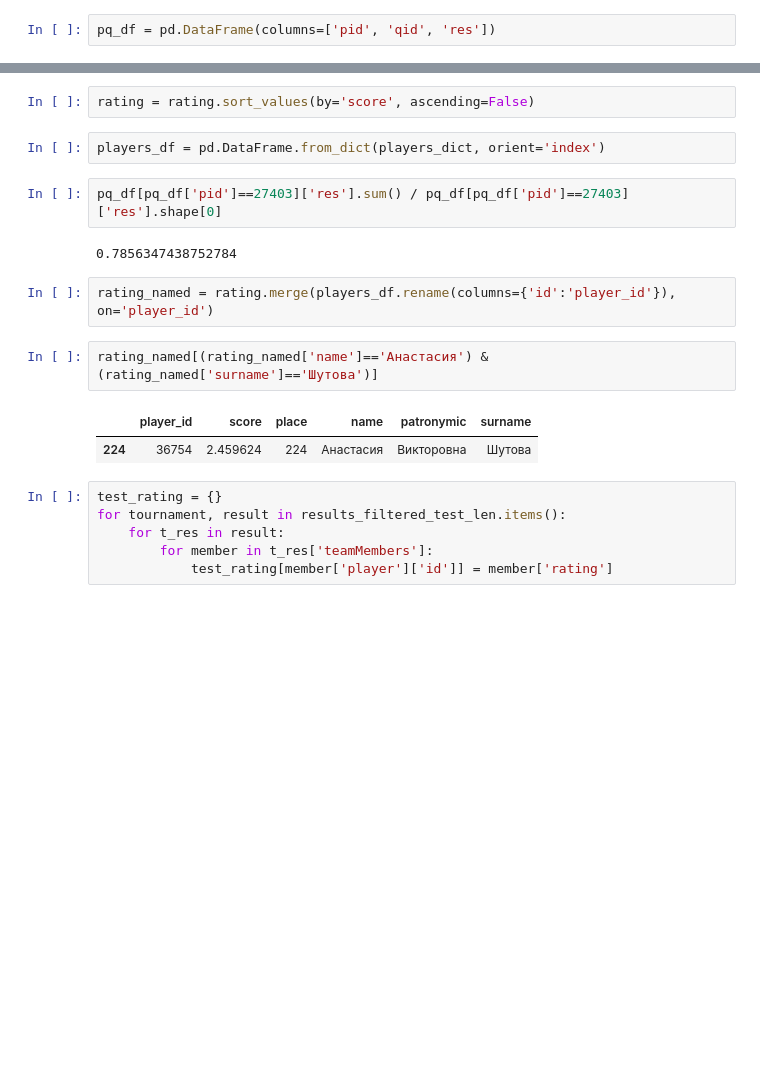
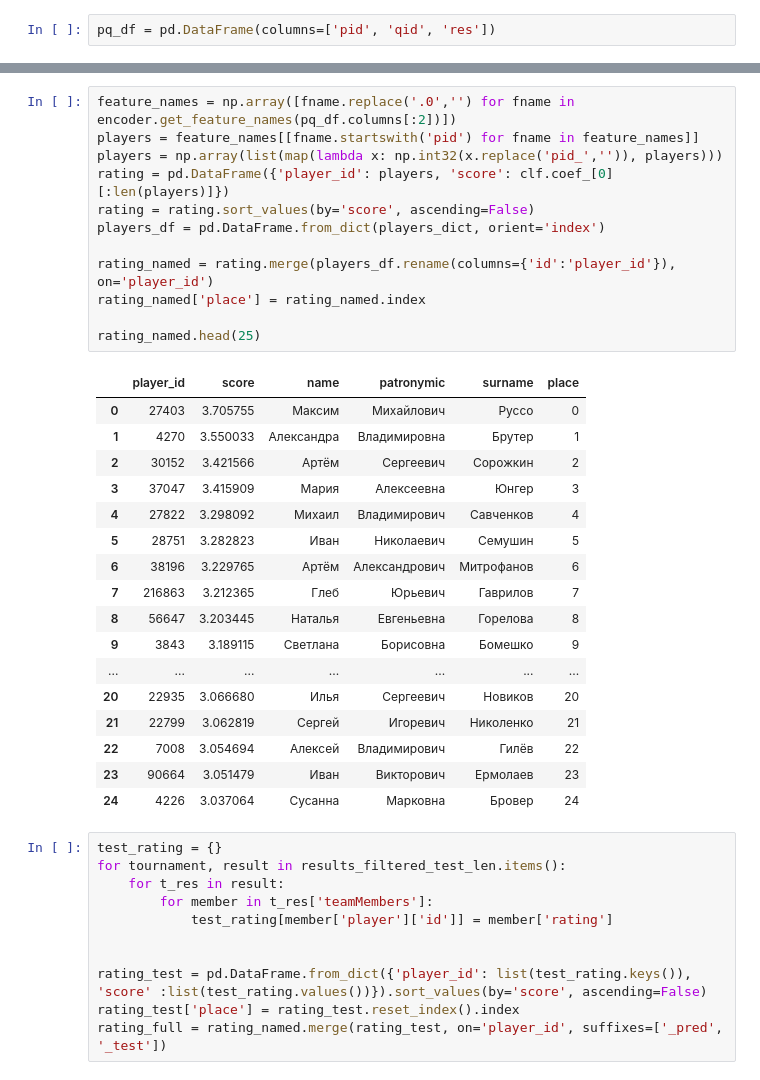
Before and after one commit to tazizov/some_ml_notebooks, a Jupyter notebook: hw2/first.ipynb, the cells around one changed output, grey strips where cells are left out. Saved outputs shown, nothing was run; the diff lists cells and outputs as text; blank space fills up the shorter version.

```diff
--- a/hw2/first.ipynb
+++ b/hw2/first.ipynb
@@ -130,21 +117,41 @@ rating = pd.DataFrame({'player_id': players, 'score': clf.coef_[0][:len(players)
-# %%
-rating = rating.sort_values(by='score', ascending=False)
-# %%
-players_df = pd.DataFrame.from_dict(players_dict, orient='index')
-# %%
-pq_df[pq_df['pid']==27403]['res'].sum() / pq_df[pq_df['pid']==27403]['res'].shape[0]
-# %% [output]
-0.7856347438752784
-# %%
-rating_named = rating.merge(players_df.rename(columns={'id':'player_id'}), on='player_id')
-# %%
-rating_named[(rating_named['name']=='Анастасия') & (rating_named['surname']=='Шутова')]
-# %% [output]
-|  | player_id | score | place | name | patronymic | surname |
-| 224 | 36754 | 2.459624 | 224 | Анастасия | Викторовна | Шутова |
+# %%
+feature_names = np.array([fname.replace('.0','') for fname in encoder.get_feature_names(pq_df.columns[:2])])
+players = feature_names[[fname.startswith('pid') for fname in feature_names]]
+players = np.array(list(map(lambda x: np.int32(x.replace('pid_','')), players)))
+rating = pd.DataFrame({'player_id': players, 'score': clf.coef_[0][:len(players)]})
+rating = rating.sort_values(by='score', ascending=False)
+players_df = pd.DataFrame.from_dict(players_dict, orient='index')
+
+rating_named = rating.merge(players_df.rename(columns={'id':'player_id'}), on='player_id')
+rating_named['place'] = rating_named.index
+
+rating_named.head(25)
+# %% [output]
+|  | player_id | score | name | patronymic | surname | place |
+| 0 | 27403 | 3.705755 | Максим | Михайлович | Руссо | 0 |
+| 1 | 4270 | 3.550033 | Александра | Владимировна | Брутер | 1 |
+| 2 | 30152 | 3.421566 | Артём | Сергеевич | Сорожкин | 2 |
+| 3 | 37047 | 3.415909 | Мария | Алексеевна | Юнгер | 3 |
+| 4 | 27822 | 3.298092 | Михаил | Владимирович | Савченков | 4 |
+| 5 | 28751 | 3.282823 | Иван | Николаевич | Семушин | 5 |
+| 6 | 38196 | 3.229765 | Артём | Александрович | Митрофанов | 6 |
+| 7 | 216863 | 3.212365 | Глеб | Юрьевич | Гаврилов | 7 |
+| 8 | 56647 | 3.203445 | Наталья | Евгеньевна | Горелова | 8 |
+| 9 | 3843 | 3.189115 | Светлана | Борисовна | Бомешко | 9 |
+| ... | ... | ... | ... | ... | ... | ... |
+| 20 | 22935 | 3.066680 | Илья | Сергеевич | Новиков | 20 |
+| 21 | 22799 | 3.062819 | Сергей | Игоревич | Николенко | 21 |
+| 22 | 7008 | 3.054694 | Алексей | Владимирович | Гилёв | 22 |
+| 23 | 90664 | 3.051479 | Иван | Викторович | Ермолаев | 23 |
+| 24 | 4226 | 3.037064 | Сусанна | Марковна | Бровер | 24 |
 # %%
 test_rating = {}
 for tournament, result in results_filtered_test_len.items():
     for t_res in result:
         for member in t_res['teamMembers']:
             test_rating[member['player']['id']] = member['rating']
+
+
+rating_test = pd.DataFrame.from_dict({'player_id': list(test_rating.keys()), 'score' :list(test_rating.values())}).sort_values(by='score', ascending=False)
+rating_test['place'] = rating_test.reset_index().index
+rating_full = rating_named.merge(rating_test, on='player_id', suffixes=['_pred', '_test'])
```
Also changed, not shown: parts of 47 cells of this notebook.
